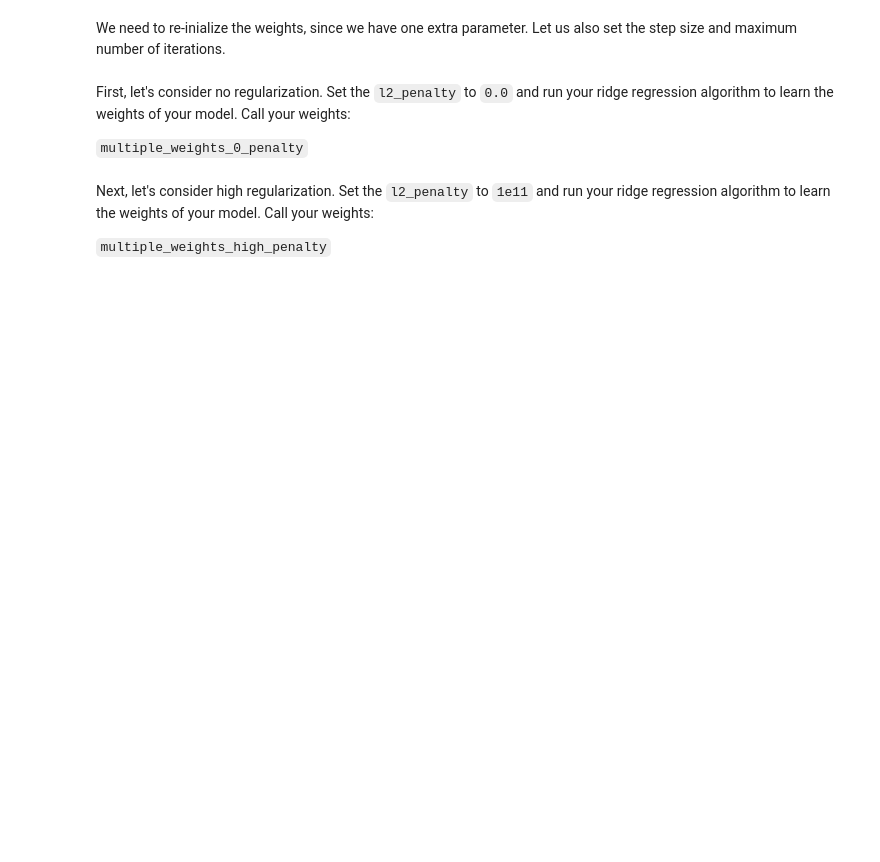
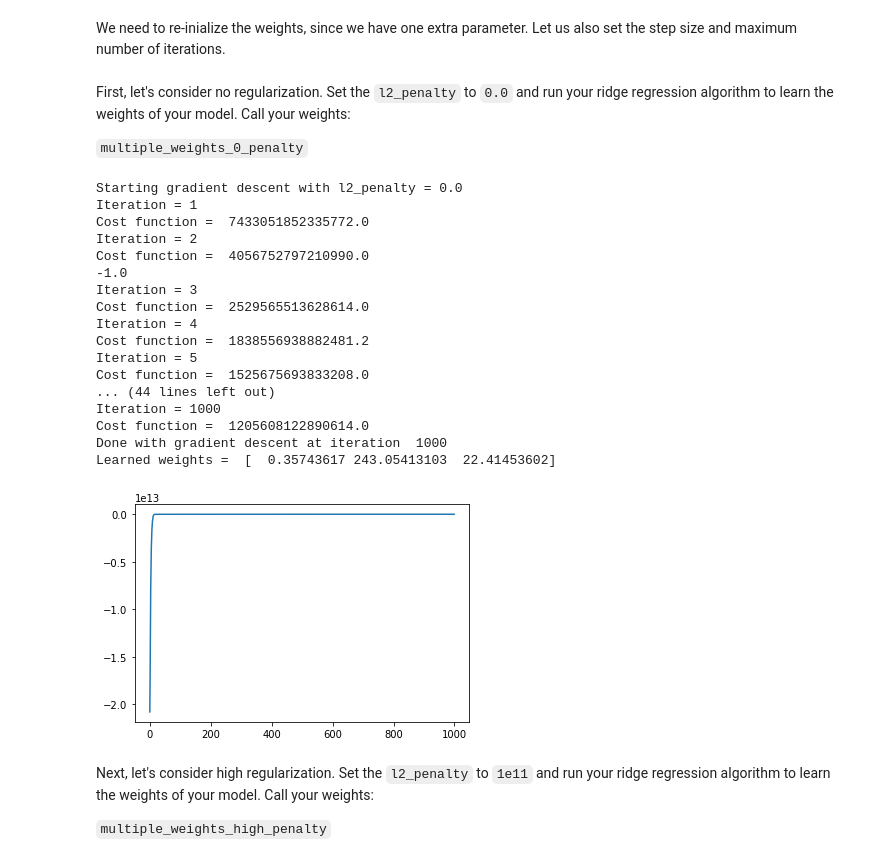
Before and after one commit to manjeet87/MachineLearning_Coursera, a Jupyter notebook: Regression/Week4/week-4-ridge-regression-assignment-2-blank.ipynb, the cells around one changed output. Cells and saved outputs as stored; diff of their text form; code cells hidden in the pictures; blank space fills up the shorter version.

```diff
--- a/Regression/Week4/week-4-ridge-regression-assignment-2-blank.ipynb
+++ b/Regression/Week4/week-4-ridge-regression-assignment-2-blank.ipynb
@@ -416,5 +438,5 @@ First, create Numpy versions of your training and test data with these two featu
 # %%
 model_features = ['sqft_living', 'sqft_living15'] # sqft_living15 is the average squarefeet for the nearest 15 neighbors.
 my_output = 'price'
-(feature_matrix, output) = get_numpy_data(train_data, model_features, my_output)
-(test_feature_matrix, test_output) = get_numpy_data(test_data, model_features, my_output)
+(feature_matrix, output) = get_numpy_data(trainDt, model_features, my_output)
+(test_feature_matrix, test_output) = get_numpy_data(testDt, model_features, my_output)
@@ -428,6 +463,27 @@ max_iterations = 1000
 First, let's consider no regularization.  Set the `l2_penalty` to `0.0` and run your ridge regression algorithm to learn the weights of your model.  Call your weights:
 
 `multiple_weights_0_penalty`
+# %%
+multiple_weights_0_penalty = ridge_regression_gradient_descent(feature_matrix, output, initial_weights, step_size, 0.0, max_iterations)
+# %% [output]
+Starting gradient descent with l2_penalty = 0.0
+Iteration = 1
+Cost function =  7433051852335772.0
+Iteration = 2
+Cost function =  4056752797210990.0
+-1.0
+Iteration = 3
+Cost function =  2529565513628614.0
+Iteration = 4
+Cost function =  1838556938882481.2
+Iteration = 5
+Cost function =  1525675693833208.0
+... (44 lines left out)
+Iteration = 1000
+Cost function =  1205608122890614.0
+Done with gradient descent at iteration  1000
+Learned weights =  [  0.35743617 243.05413103  22.41453602]
+[figure, added]
 # %% [markdown]
 Next, let's consider high regularization.  Set the `l2_penalty` to `1e11` and run your ridge regression algorithm to learn the weights of your model.  Call your weights:
 
```
Also changed, not shown: parts of 19 cells of this notebook.
